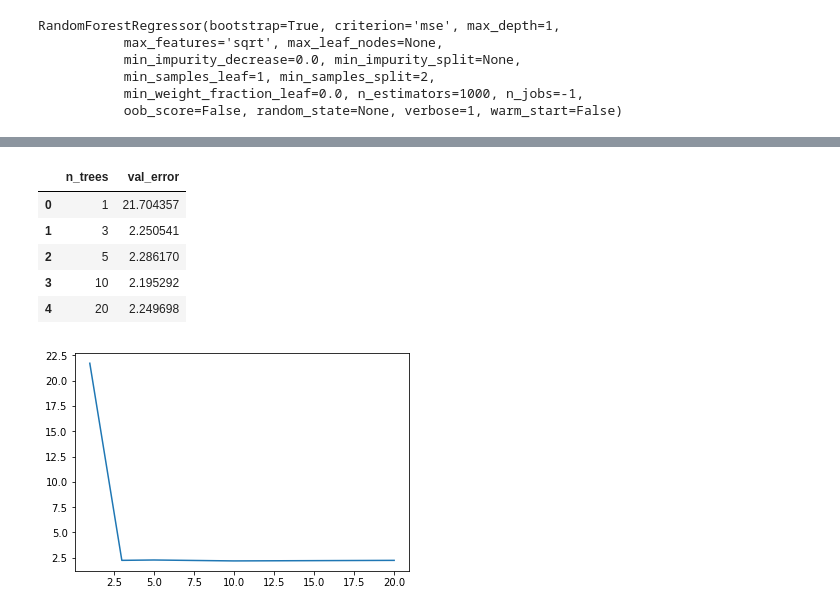
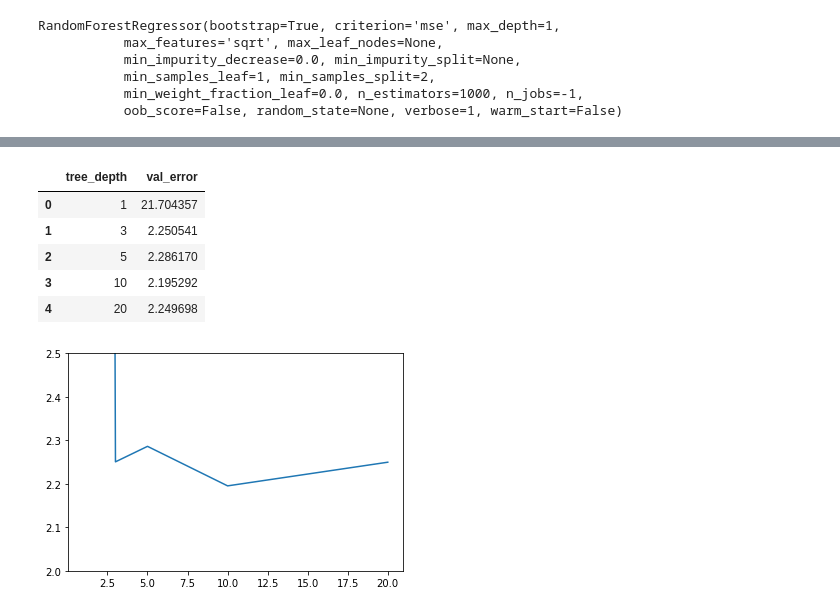
Before and after one commit to Fenil3510/Summer_Kernels, a Jupyter notebook: Future_Sales/Prediction_Zone.ipynb, the cells around one changed output, grey strips where cells are left out. Drawn from its saved outputs; the diff is of its cells as text; code cells hidden in the pictures.

```diff
--- a/Future_Sales/Prediction_Zone.ipynb
+++ b/Future_Sales/Prediction_Zone.ipynb
@@ -414,20 +377,21 @@ t5 = (20,compute_trimmed_rmse(rf_n_est_1000_depth_20_sqrt.predict(dropped_col_va
 # %%
 for_plot = pd.DataFrame([t1,t2,t3,t4,t5])
 # %%
-for_plot.columns = ['n_trees', 'val_error']
+for_plot.columns = ['tree_depth', 'val_error']
 # %%
 for_plot
 # %% [output]
-|  | n_trees | val_error |
+|  | tree_depth | val_error |
 | 0 | 1 | 21.704357 |
 | 1 | 3 | 2.250541 |
 | 2 | 5 | 2.286170 |
 | 3 | 10 | 2.195292 |
 | 4 | 20 | 2.249698 |
 # %%
-#Depth 3 is good
+#Depth 3 is good enough lets not overfit much as test and val errors are not correlated
 plt.figure(1)
-plt.plot(for_plot['n_trees'],for_plot['val_error'])
+plt.plot(for_plot['tree_depth'],for_plot['val_error'])
+plt.ylim(2,2.5)
 plt.show()
 # %% [output]
-[figure, old version]
+[figure, new version]
```
Also changed, not shown: parts of 48 cells of this notebook, 1 other file.
